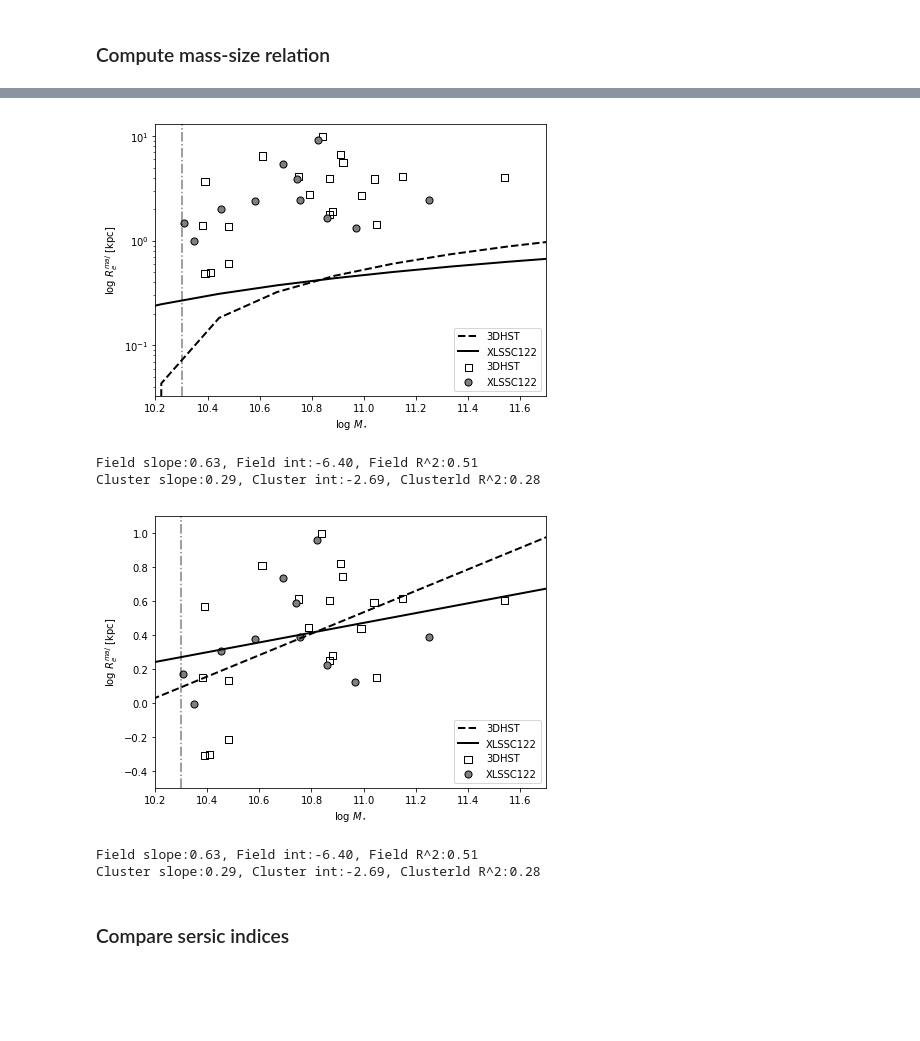
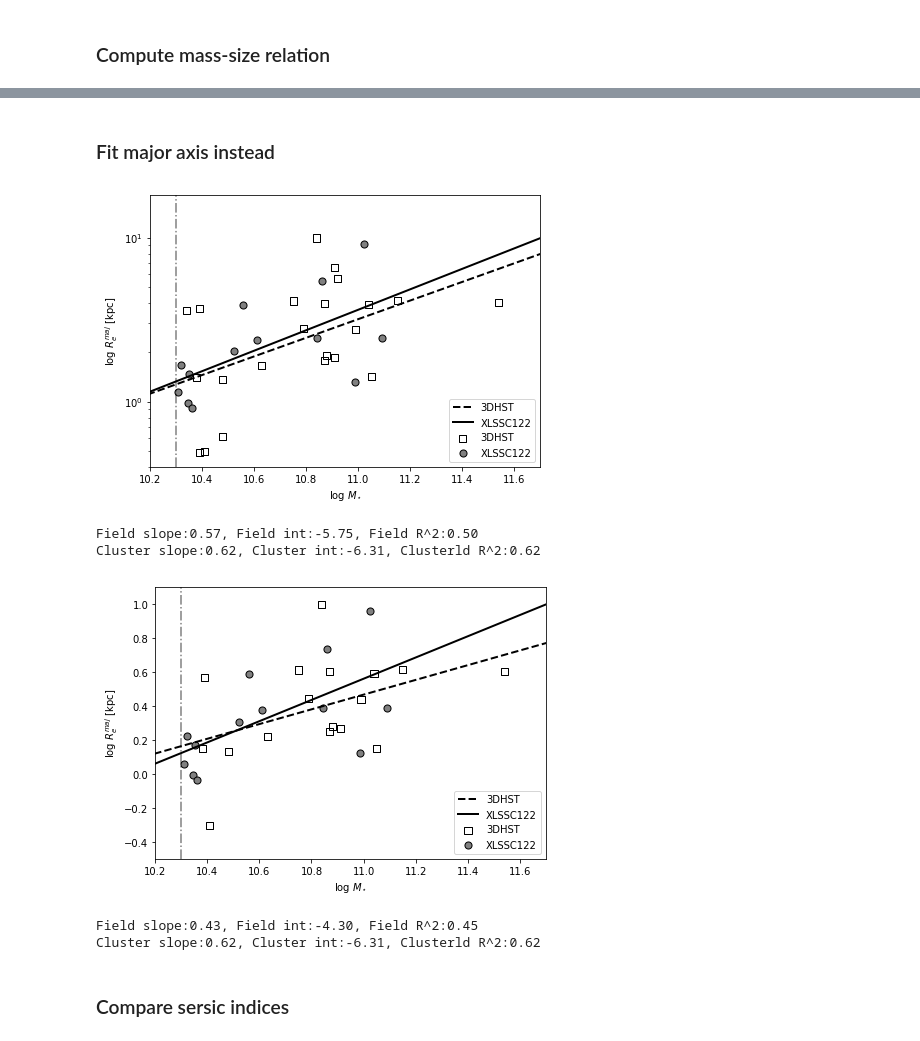
Before and after one commit to enoordeh/GalaxyPops, a Jupyter notebook: Analysis/mass_size.ipynb, the cells around one changed output, grey strips where cells are left out. Cells and saved outputs as stored; diff of their text form; code cells hidden in the pictures; blank space fills up the shorter version.

```diff
--- a/Analysis/mass_size.ipynb
+++ b/Analysis/mass_size.ipynb
@@ -131,18 +131,24 @@ array(['ID', 'ra', 'dec', 're', 're_err', 'ar', 'ar_err', 'n', 'n_err',
        'F814W'], dtype=object)
 # %%
 # Select quiescent galaxies in 3DHST
-# dhst_cthresh=2.0
-# DHST_df['color'] = DHST_df['F814W']-DHST_df['F140W']
-# qdhst_df = DHST_df[DHST_df['color']>dhst_cthresh]
+dhst_cthresh=2.0
+DHST_df['color'] = DHST_df['F814W']-DHST_df['F140W']
+qdhst_df = DHST_df[DHST_df['color']>dhst_cthresh]
+
+# Select quiescent galaxies in 3DHST based on log SSFR # Quiescent log ssfr < - 9.6
+# print len(DHST_df)
+# qdhst_df = DHST_df[DHST_df['lssfr']<-9.6]
+# print len(qdhst_df)
+# qdhst_df = qdhst_df[qdhst_df['F140W']<24]
+# print len(qdhst_df)
+
+# Select redshift
+zthresh=0.1
+qdhst_df = qdhst_df[abs(qdhst_df['z']-2.0)<zthresh] # These are entirely photo-zs
+print len(qdhst_df)
 
 
-# Select quiescent galaxies in 3DHST based on log SSFR
-# Quiescent log ssfr < - 9.6
-print len(DHST_df)
-qdhst_df = DHST_df[DHST_df['lssfr']<-9.6]
-print len(qdhst_df)
-qdhst_df = qdhst_df[qdhst_df['F140W']<24]
-print len(qdhst_df)
+
 
 # qdhst_df
 # print len(qdhst_df[bad_errs])
@@ -154,7 +160,7 @@ qdhst_df['re_err_kpc'] = qdhst_df['re_err']*0.06 * kpa # re[pixels] * 0.06 arcse
 
 qdhst_df['re_maj_kpc'] = qdhst_df['re_kpc']/np.sqrt(qdhst_df['ar']) #https://arxiv.org/pdf/1506.01380.pdf p2
 # Filter fits with bad errors
-err_thresh = 0.2
+err_thresh = 0.5
 bad_errs = (qdhst_df['re_err']/qdhst_df['re']) > err_thresh
 print len(qdhst_df)
 qdhst_df = qdhst_df[~bad_errs]
@@ -183,7 +187,7 @@ print len(qxlssc_df)
 
 qxlssc_df['re_maj_kpc'] = qxlssc_df['re_kpc']/np.sqrt(qxlssc_df['ar']) #https://arxiv.org/pdf/1506.01380.pdf p2
 # Filter fits with bad errors
-err_thresh = 0.2
+err_thresh = 0.5
 bad_errs = (qxlssc_df['re_err']/qxlssc_df['re']) > err_thresh
 print len(qxlssc_df)
 qxlssc_df = qxlssc_df[~bad_errs]
@@ -252,33 +289,43 @@ Cluster slope:0.59, Cluster int:-6.03, Clusterld R^2:0.69
+# %% [markdown]
+### Fit major axis instead
 # %%
 df1 = masscomp_qdhst_df
 df2 = masscomp_qxlssc_df
 plt.figure(figsize=(7,5))
 plt.scatter(df1['lmass'],df1['re_maj_kpc'],marker='s',s=50,edgecolors='k',facecolors='none',label='3DHST')
 plt.scatter(df2['mass'],df2['re_maj_kpc'],marker='o',s=50,edgecolors='k',facecolors='gray',label='XLSSC122')
+
+# plt.scatter(df1['lmass'],np.log10(df1['re_maj_kpc']),marker='s',s=50,edgecolors='k',facecolors='none',label='3DHST')
+# plt.scatter(df2['mass'],np.log10(df2['re_maj_kpc']),marker='o',s=50,edgecolors='k',facecolors='gray',label='XLSSC122')
+
 plt.xlabel('log $M_{\star}$')
 plt.ylabel('log $R_e^{maj}$ [kpc]')
 
 ss, si, sr, sp, sstd = linregress(df1['lmass'],np.log10(df1['re_maj_kpc']))
 qs, qi, qr, qp, qstd = linregress(df2['mass'],np.log10(df2['re_maj_kpc']))
 X = np.linspace(10,12,10)
-plt.plot(X,si+ss*X,linewidth=2,linestyle='--',color='black',label='3DHST')
-plt.plot(X,qi+qs*X,linewidth=2,linestyle='-',color='black',label='XLSSC122')
+# plt.plot(X,si+ss*X,linewidth=2,linestyle='--',color='black',label='3DHST')
+# plt.plot(X,qi+qs*X,linewidth=2,linestyle='-',color='black',label='XLSSC122')
+
+plt.plot(X,10**(si+ss*X),linewidth=2,linestyle='--',color='black',label='3DHST')
+plt.plot(X,10**(qi+qs*X),linewidth=2,linestyle='-',color='black',label='XLSSC122')
+
 plt.xlim(10.2,11.7)
 # plt.ylim(0.5,10)
 plt.legend()
 plt.yscale('log')
 plt.axvline(10.3,linestyle='-.',color='k',alpha=0.5)
 plt.show()
 # print('Field slope:{},',ss,'Field int:', si,'Field R^2:', sr)
 print('Field slope:{:.2f}, Field int:{:.2f}, Field R^2:{:.2f}'.format(ss,si,sr))
 # print sp, sstd
 print('Cluster slope:{:.2f}, Cluster int:{:.2f}, Clusterld R^2:{:.2f}'.format(qs,qi,qr))
 # print 'Cluster slope:', qs,'Cluster int:', qi, 'Cluster R^2:', qr
 # print qp, qstd
 # %% [output]
-[figure, old version]
+[figure, new version]
-Field slope:0.63, Field int:-6.40, Field R^2:0.51
-Cluster slope:0.29, Cluster int:-2.69, Clusterld R^2:0.28
+Field slope:0.57, Field int:-5.75, Field R^2:0.50
+Cluster slope:0.62, Cluster int:-6.31, Clusterld R^2:0.62
 # %%
 df1 = masscomp_qdhst_df
 df2 = masscomp_qxlssc_df
@@ -305,9 +352,9 @@ print('Cluster slope:{:.2f}, Cluster int:{:.2f}, Clusterld R^2:{:.2f}'.format(qs
 # print 'Cluster slope:', qs,'Cluster int:', qi, 'Cluster R^2:', qr
 # print qp, qstd
 # %% [output]
-[figure, old version]
+[figure, new version]
-Field slope:0.63, Field int:-6.40, Field R^2:0.51
-Cluster slope:0.29, Cluster int:-2.69, Clusterld R^2:0.28
+Field slope:0.43, Field int:-4.30, Field R^2:0.45
+Cluster slope:0.62, Cluster int:-6.31, Clusterld R^2:0.62
 # %% [markdown]
 ### Compare sersic indices
 # %%
```
Also changed, not shown: parts of 5 cells of this notebook.
